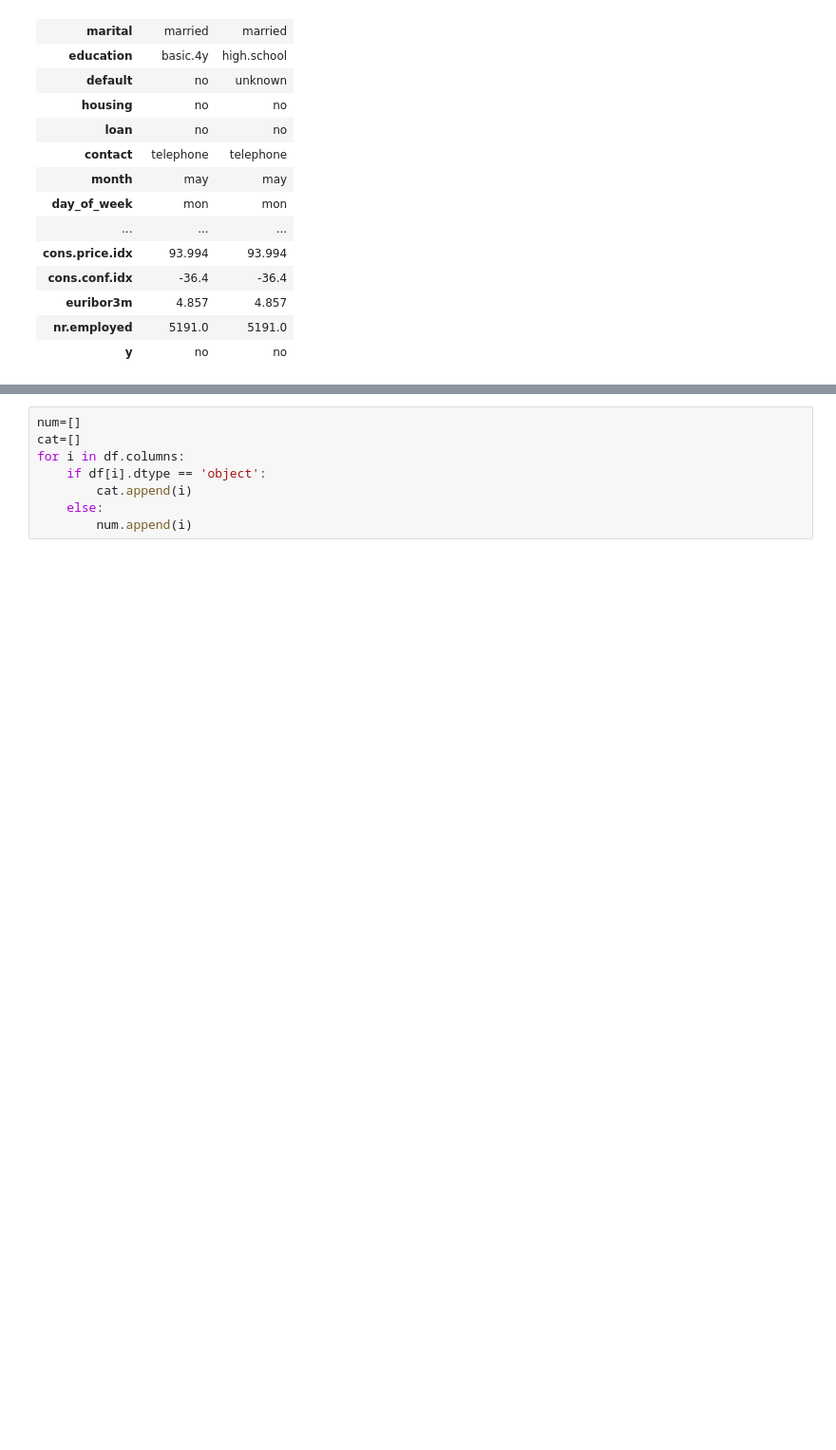
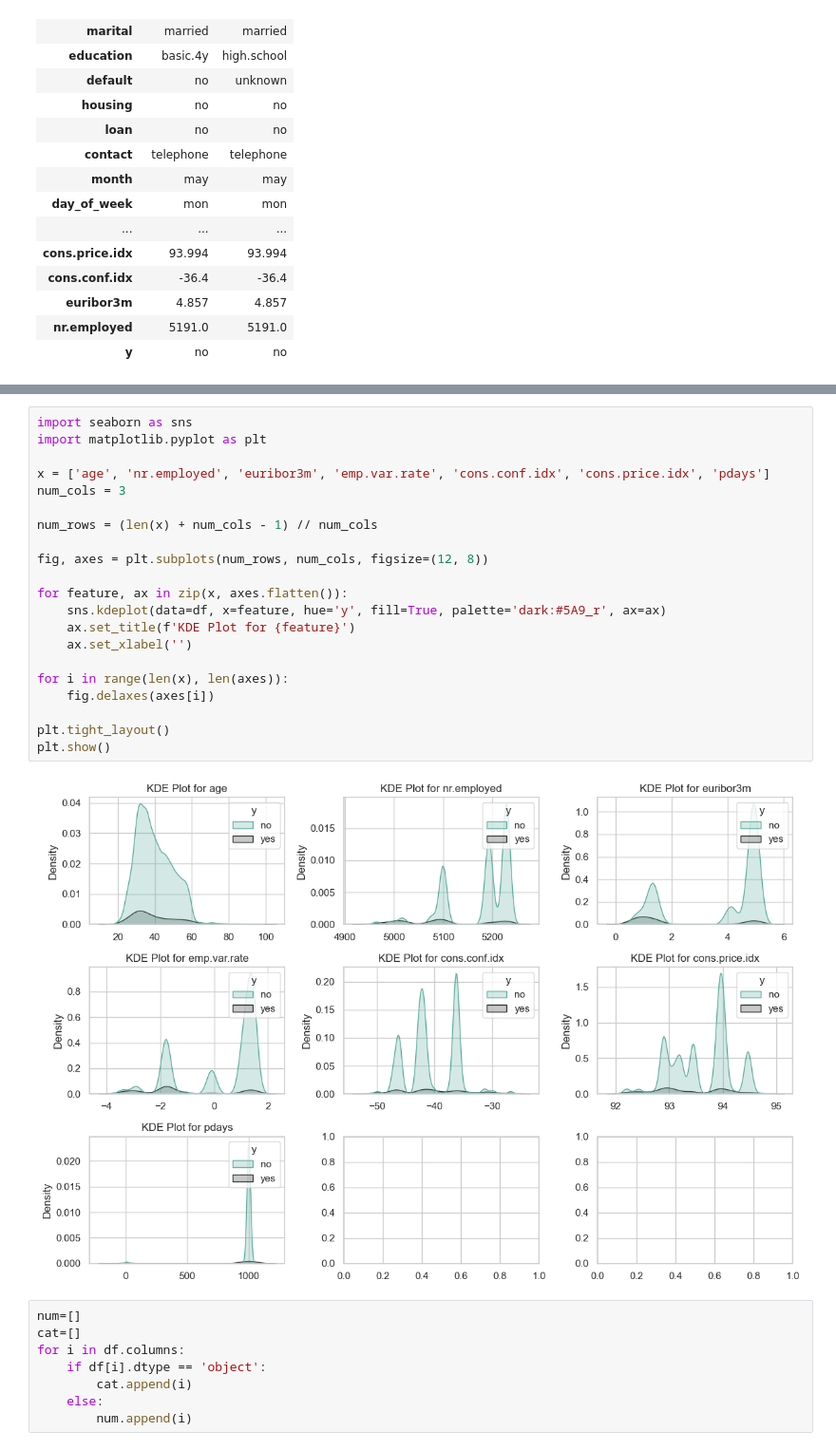
Before and after one commit to Farzinaayub/Digital-Intell, a Jupyter notebook: classification.ipynb, the cells around one changed output, grey strips where cells are left out. Shown at 95% size. Drawn from its saved outputs; the diff is of its cells as text; blank space fills up the shorter version.

```diff
--- a/classification.ipynb
+++ b/classification.ipynb
@@ -75,3 +138,26 @@ desc
+# %%
+import seaborn as sns
+import matplotlib.pyplot as plt
+
+x = ['age', 'nr.employed', 'euribor3m', 'emp.var.rate', 'cons.conf.idx', 'cons.price.idx', 'pdays']
+num_cols = 3
+
+num_rows = (len(x) + num_cols - 1) // num_cols
+
+fig, axes = plt.subplots(num_rows, num_cols, figsize=(12, 8))
+
+for feature, ax in zip(x, axes.flatten()):
+    sns.kdeplot(data=df, x=feature, hue='y', fill=True, palette='dark:#5A9_r', ax=ax)
+    ax.set_title(f'KDE Plot for {feature}')
+    ax.set_xlabel('')
+
+for i in range(len(x), len(axes)):
+    fig.delaxes(axes[i])
+
+plt.tight_layout()
+plt.show()
+# %% [output]
+[figure, added]
 # %%
 num=[]
 cat=[]
```
Also changed, not shown: parts of 31 cells of this notebook, 1 other file.
